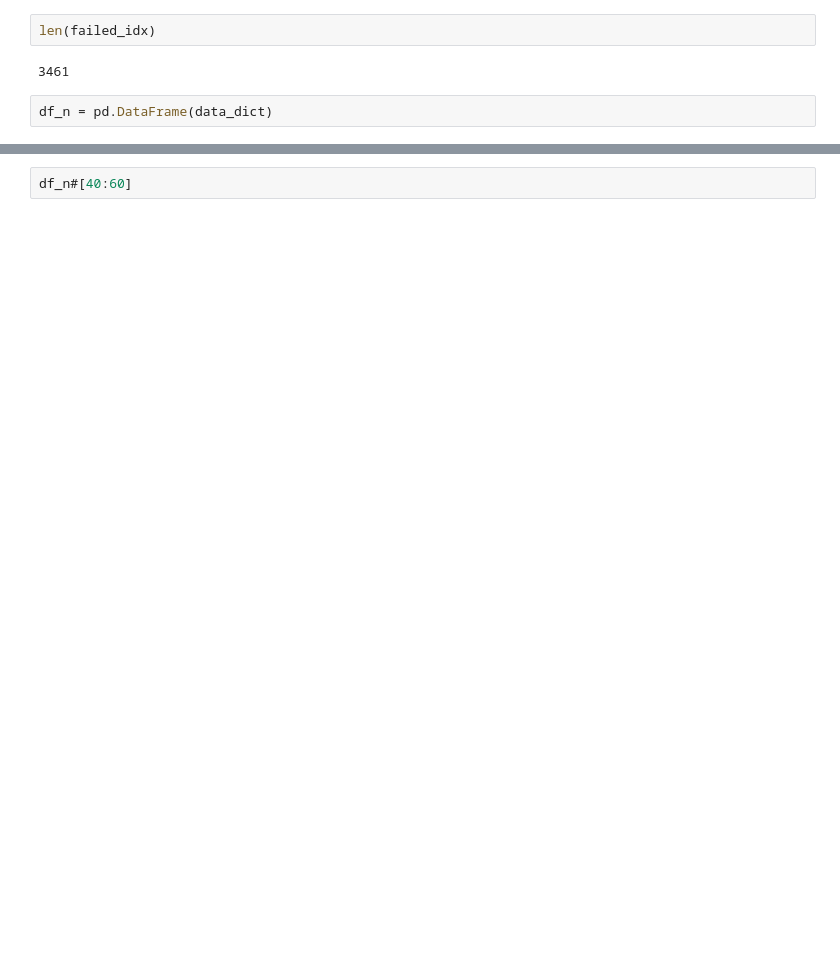
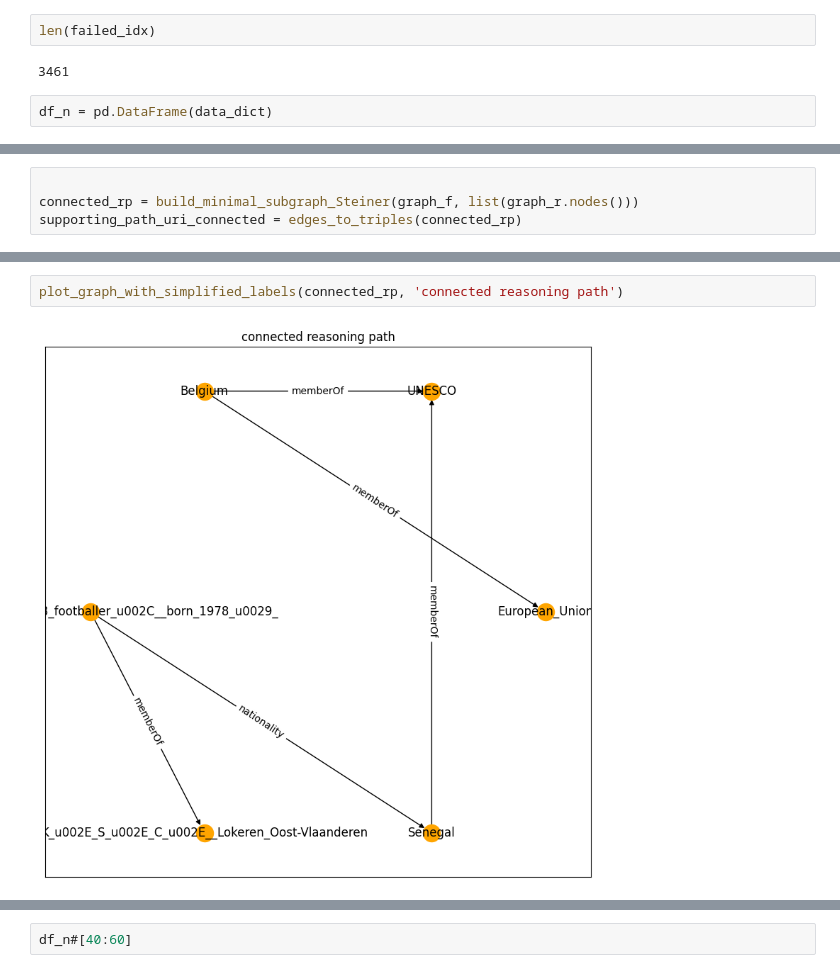
Before and after one commit to PreetamDammu/ClaimBenchKG, a Jupyter notebook: yago/file_handling_code.ipynb, the cells around one changed output, grey strips where cells are left out. Cells and saved outputs as stored; diff of their text form; blank space fills up the shorter version.

```diff
--- a/yago/file_handling_code.ipynb
+++ b/yago/file_handling_code.ipynb
@@ -89,0 +141,4 @@ df_n = pd.DataFrame(data_dict)
+# %%
+
+connected_rp = build_minimal_subgraph_Steiner(graph_f, list(graph_r.nodes()))
+supporting_path_uri_connected = edges_to_triples(connected_rp)
@@ -89,0 +148,4 @@ df_n = pd.DataFrame(data_dict)
+# %%
+plot_graph_with_simplified_labels(connected_rp, 'connected reasoning path')
+# %% [output]
+[figure, added]
```
Also changed, not shown: parts of 18 cells of this notebook, 5 other files.
